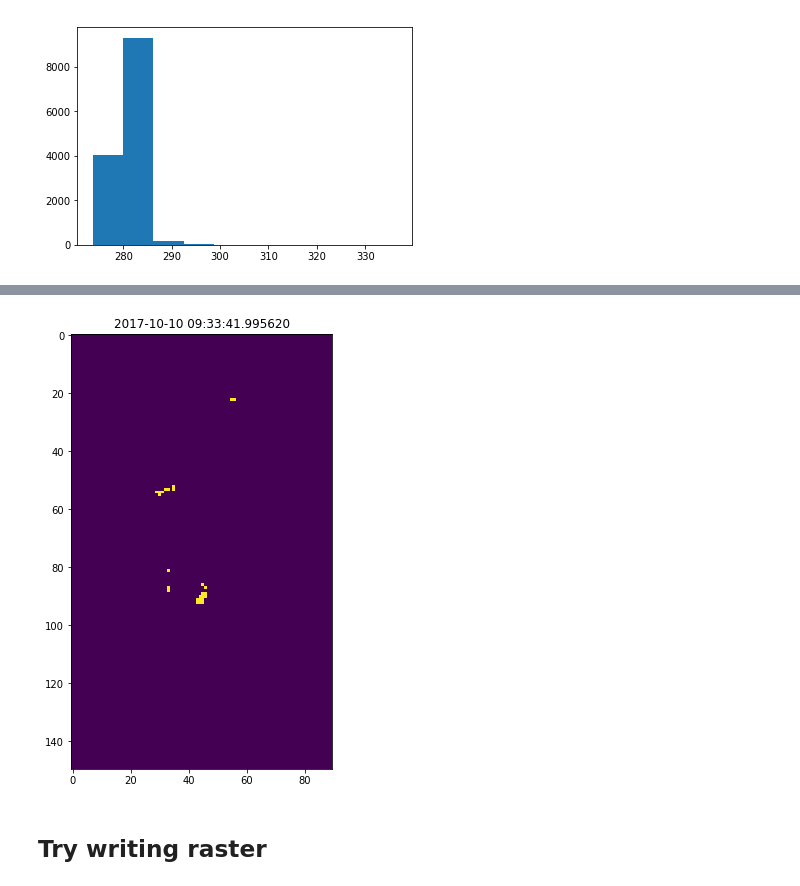
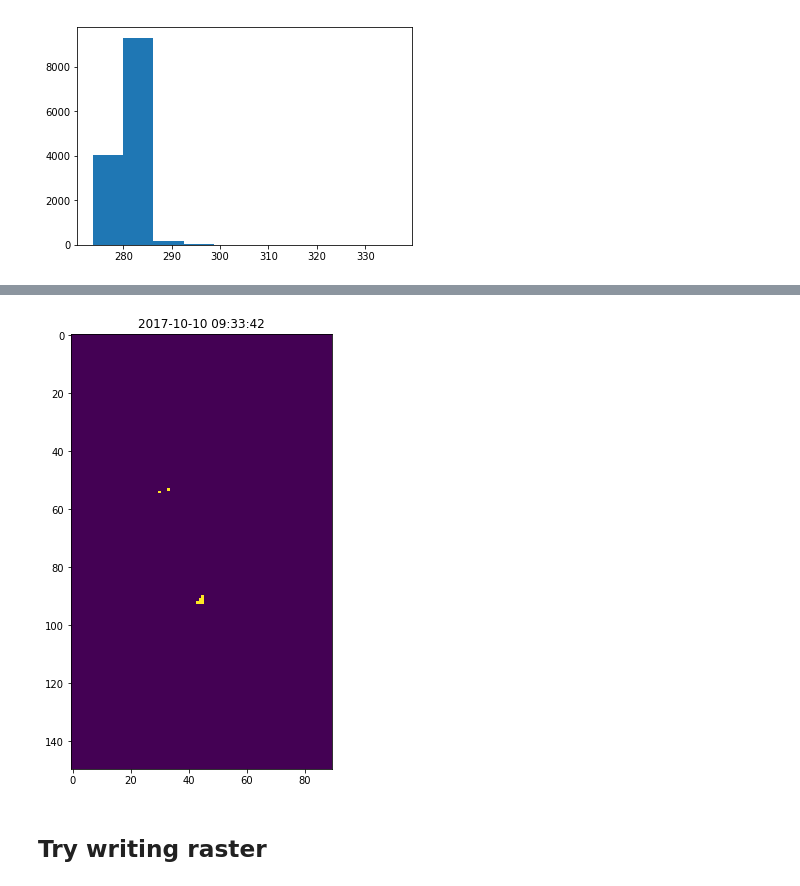
Before and after one commit to pavlovc2/goes_r_fire, a Jupyter notebook: Raster_manipulation.ipynb, the cells around one changed output, grey strips where cells are left out. Saved outputs shown, nothing was run; the diff lists cells and outputs as text; code cells hidden in the pictures.

Commit message:
Update raster manipulation example notebook and add scripts used to detect nighttime fires

```diff
--- a/Raster_manipulation.ipynb
+++ b/Raster_manipulation.ipynb
@@ -69,7 +71,7 @@ filling on, default _FillValue of -2147483647 used
 ## Get time
 # %%
 # Data are stored as seconds since 2000-01-01 12:00:00
-secs = C_file.variables['t'][0]
+secs = int(round(C_file.variables['t'][0], 0)) # Round to nearest second
 img_date = datetime.datetime(2000, 1, 1, 12) + datetime.timedelta(seconds = secs)
 # %% [markdown]
 ## Get image data
@@ -134,7 +141,8 @@ plt.hist(np.concatenate(nbb))
  <a list of 10 Patch objects>)
 [figure]
 # %%
-nbbt = nbb > 295
+# Plot logical raster of fire/no fire
+nbbt = nbb > 310
 
 # Plot it
 plt.figure(figsize = [8,8])
@@ -145,4 +153,4 @@ Text(0.5,1,u'2017-10-10 09:33:41.995620')
-[figure, old version]
+[figure, new version]
 # %% [markdown]
 ## Try writing raster
 # %%
```
Also changed, not shown: parts of 7 cells of this notebook, 2 other files.
